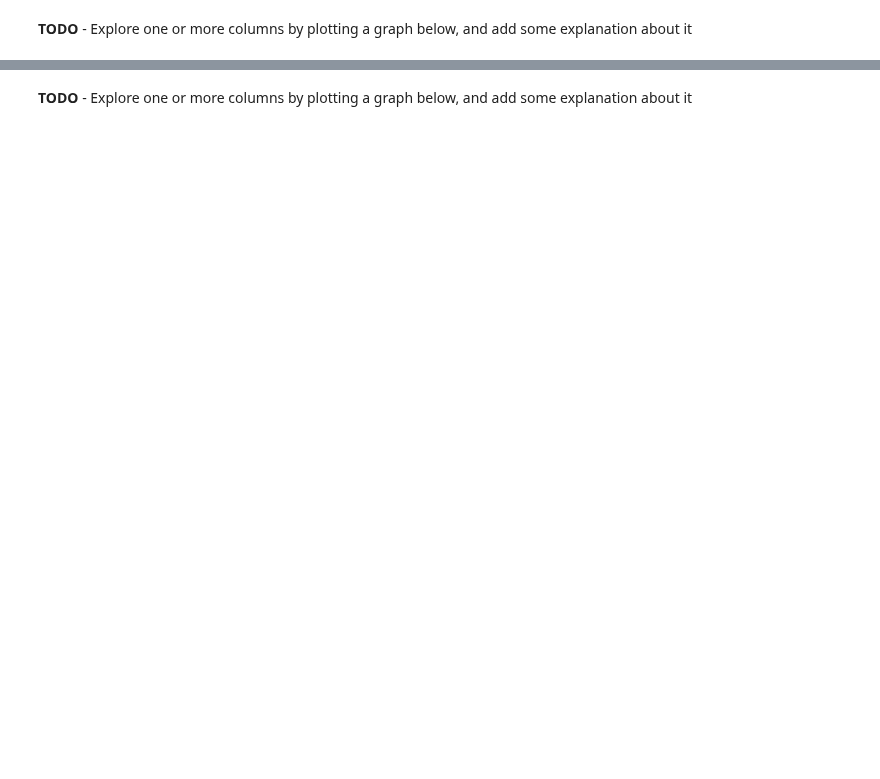
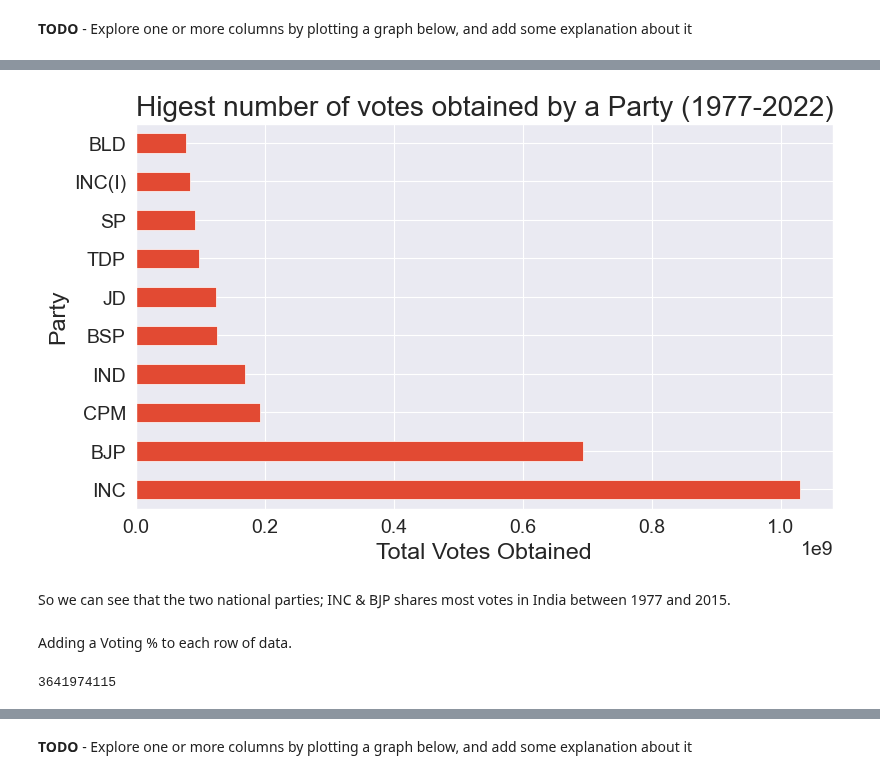
Before and after one commit to arunp77/Python-programming, a Jupyter notebook: Python-fundamental/zerotopandas_course_project.ipynb, the cells around one changed output, grey strips where cells are left out. Drawn from its saved outputs; the diff is of its cells as text; code cells hidden in the pictures; blank space fills up the shorter version.

Commit message:
VOte pct and party calculated

```diff
--- a/Python-fundamental/zerotopandas_course_project.ipynb
+++ b/Python-fundamental/zerotopandas_course_project.ipynb
@@ -620,0 +598,4 @@ ax.set_ylabel('Candidate Name')
+# %%
+# group the data by party and sum the candidate votes
+party_votes = pd.DataFrame(national_dfcopy.groupby("Party")['totvotpoll'].sum())
+party_votes
@@ -620,0 +617,3 @@ ax.set_ylabel('Candidate Name')
+# %%
+ordered_party_votes = party_votes.sort_values(['totvotpoll'], ascending=False).head(10)
+ordered_party_votes
@@ -620,0 +633,19 @@ ax.set_ylabel('Candidate Name')
+# %%
+# higest number of votes obtained by a party
+
+# so to see the year wise number of roller coster introduced
+ax =ordered_party_votes['totvotpoll']\
+    .head(10)\
+    .plot(kind='barh', title ='Higest number of votes obtained by a Party (1977-2022)')
+ax.set_xlabel('Total Votes Obtained')
+ax.set_ylabel('Party');
+# %% [output]
+[figure, added]
+# %% [markdown]
+So we can see that the two national parties; INC & BJP shares most votes in India between 1977 and 2015.
+# %% [markdown]
+Adding a Voting % to each row of data.
+# %%
+national_dfcopy['totvotpoll'].sum()
+# %% [output]
+3641974115
```
Also changed, not shown: parts of 21 cells of this notebook.
